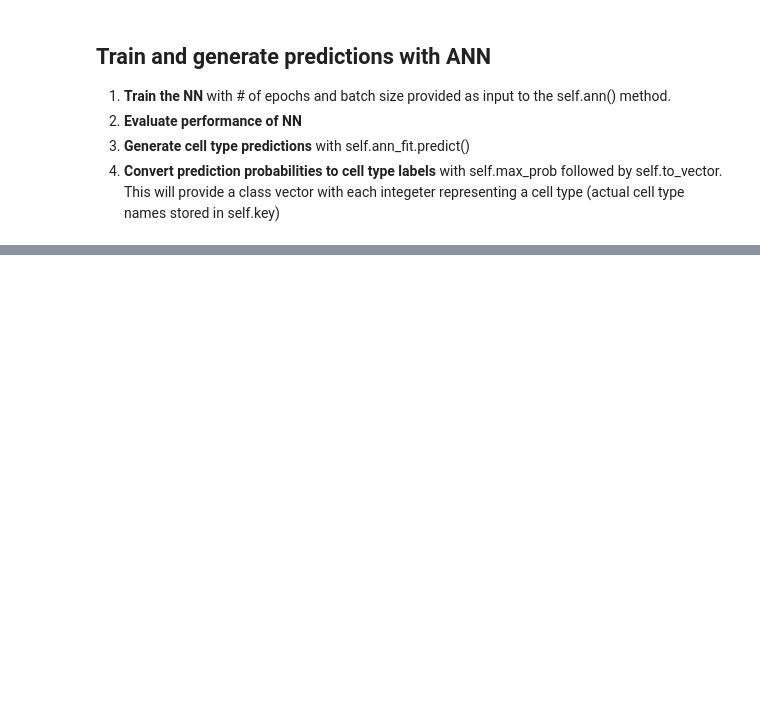
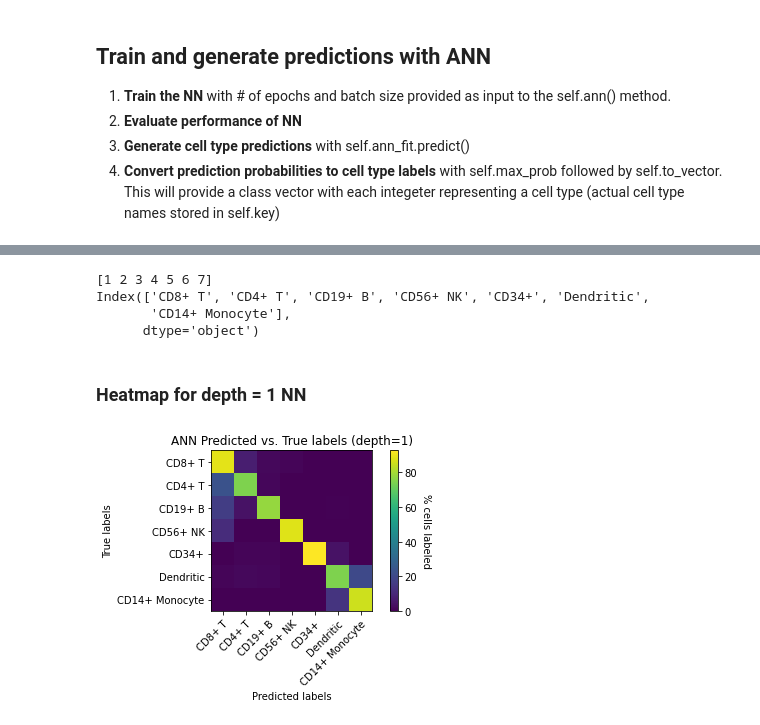
Before and after one commit to leealj/biof509_final, a Jupyter notebook: sctype.ipynb, the cells around one changed output, grey strips where cells are left out. Saved outputs shown, nothing was run; the diff lists cells and outputs as text; code cells hidden in the pictures; blank space fills up the shorter version.

Commit message:
finalized scripts

```diff
--- a/sctype.ipynb
+++ b/sctype.ipynb
@@ -411,0 +216,4 @@ plt.show()
+# %%
+# 1. train the NN with the training dataset from split
+
+d1_ann = zheng.ann(5, 32)
@@ -411,0 +254,48 @@ plt.show()
+# %%
+# 3. Make the cell type predictions with trained NN
+
+NNtest_probs = d1_ann.predict(zheng.test_data)
+# %%
+# 4. Select highest probabilities per cell from NN as the cell type prediction
+
+test_true = zheng.to_vector(zheng.test_labels)
+NNtest_pred = zheng.to_vector(zheng.max_prob(NNtest_probs))
+print(np.unique(NNtest_pred))
+print(zheng.key)
+# %% [output]
+[1 2 3 4 5 6 7]
+Index(['CD8+ T', 'CD4+ T', 'CD19+ B', 'CD56+ NK', 'CD34+', 'Dendritic',
+       'CD14+ Monocyte'],
+      dtype='object')
+# %% [markdown]
+### Heatmap for depth = 1 NN
+# %%
+import matplotlib
+import matplotlib.pyplot as plt
+from sklearn.metrics import confusion_matrix
+
+confmatrix_NN1 = confusion_matrix(test_true, NNtest_pred, normalize = 'true')
+
+fig, ax = plt.subplots()
+im = ax.imshow(confmatrix_NN1*100)
+
+ax.set_xticks(np.arange(len(zheng.key)))
+ax.set_yticks(np.arange(len(zheng.key)))
+
+ax.set_xticklabels(zheng.key)
+ax.set_yticklabels(zheng.key)
+
+plt.setp(ax.get_xticklabels(), rotation=45, ha="right",
+         rotation_mode="anchor")
+
+cbar = ax.figure.colorbar(im, ax=ax)
+cbar.ax.set_ylabel("% cells labeled", rotation=-90, va="bottom")
+
+ax.set_ylabel("True labels")
+ax.set_xlabel("Predicted labels")
+ax.set_title("ANN Predicted vs. True labels (depth=1)")
+fig.tight_layout()
+plt.savefig(fname = '/Users/leealj/py_projects/biof509_final/plots/nn_heatmap.png', dpi = 500, transparent = True)
+plt.show()
+# %% [output]
+[figure, added]
```
Also changed, not shown: parts of 50 cells of this notebook, 11 other files.
